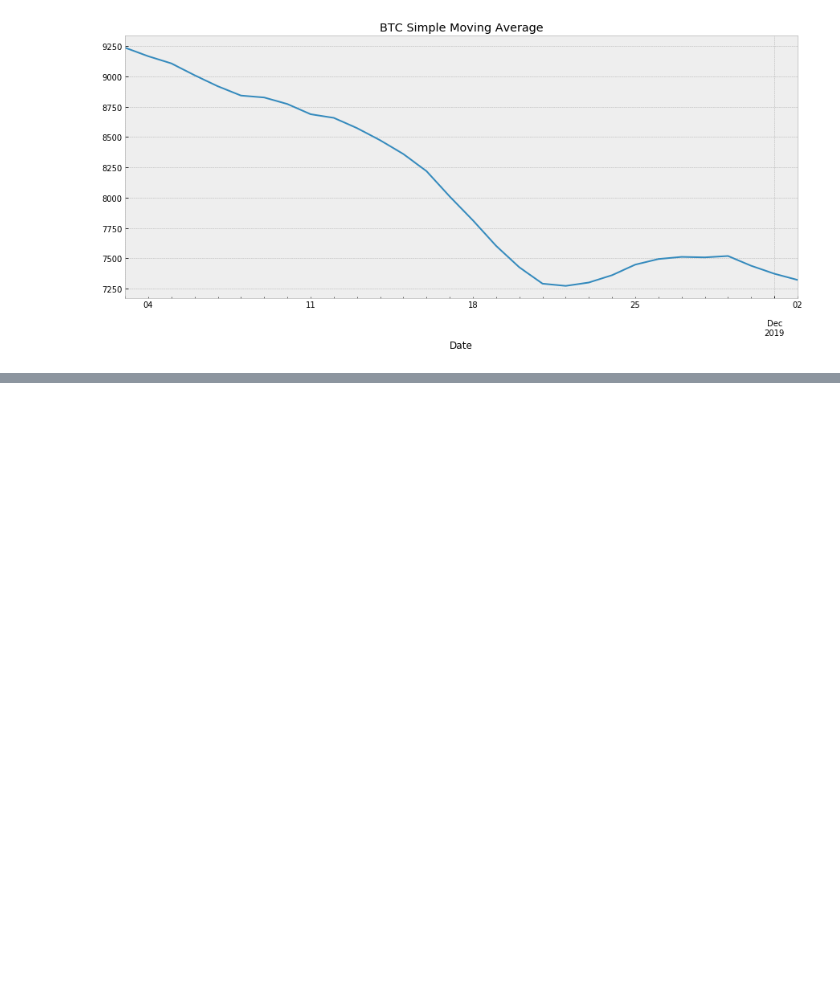
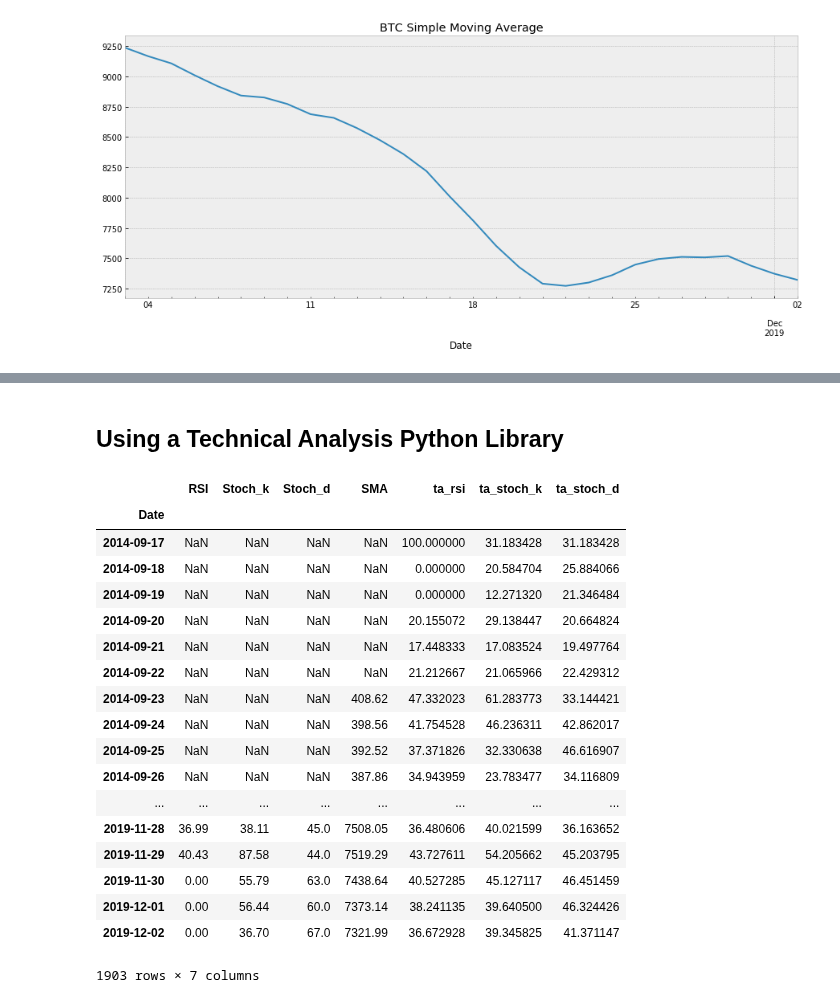
Before and after one commit to marcosan93/Price-Forecaster, a Jupyter notebook: BTC-Technical-Indicators.ipynb, the cells around one changed output, grey strips where cells are left out. Cells and saved outputs as stored; diff of their text form; code cells hidden in the pictures; blank space fills up the shorter version.

```diff
--- a/BTC-Technical-Indicators.ipynb
+++ b/BTC-Technical-Indicators.ipynb
@@ -165,0 +196,2 @@ df['SMA'][-30:].plot(figsize=(15,6), title='BTC Simple Moving Average');
+# %% [markdown]
+## Using a Technical Analysis Python Library
@@ -165,0 +201,29 @@ df['SMA'][-30:].plot(figsize=(15,6), title='BTC Simple Moving Average');
+# %%
+# TA's RSI
+df['ta_rsi'] = ta.momentum.rsi(df.Close)
+
+# TA's Stochastic Oscillator
+df['ta_stoch_k'] = ta.momentum.stoch(df.High, df.Low, df.Close)
+df['ta_stoch_d'] = ta.momentum.stoch_signal(df.High, df.Low, df.Close)
+# %%
+df.drop(df.columns[:6], axis=1)
+# %% [output]
+|  | RSI | Stoch_k | Stoch_d | SMA | ta_rsi | ta_stoch_k | ta_stoch_d |
+| Date |  |  |  |  |  |  |  |
+| 2014-09-17 | NaN | NaN | NaN | NaN | 100.000000 | 31.183428 | 31.183428 |
+| 2014-09-18 | NaN | NaN | NaN | NaN | 0.000000 | 20.584704 | 25.884066 |
+| 2014-09-19 | NaN | NaN | NaN | NaN | 0.000000 | 12.271320 | 21.346484 |
+| 2014-09-20 | NaN | NaN | NaN | NaN | 20.155072 | 29.138447 | 20.664824 |
+| 2014-09-21 | NaN | NaN | NaN | NaN | 17.448333 | 17.083524 | 19.497764 |
+| 2014-09-22 | NaN | NaN | NaN | NaN | 21.212667 | 21.065966 | 22.429312 |
+| 2014-09-23 | NaN | NaN | NaN | 408.62 | 47.332023 | 61.283773 | 33.144421 |
+| 2014-09-24 | NaN | NaN | NaN | 398.56 | 41.754528 | 46.236311 | 42.862017 |
+| 2014-09-25 | NaN | NaN | NaN | 392.52 | 37.371826 | 32.330638 | 46.616907 |
+| 2014-09-26 | NaN | NaN | NaN | 387.86 | 34.943959 | 23.783477 | 34.116809 |
+| ... | ... | ... | ... | ... | ... | ... | ... |
+| 2019-11-28 | 36.99 | 38.11 | 45.0 | 7508.05 | 36.480606 | 40.021599 | 36.163652 |
+| 2019-11-29 | 40.43 | 87.58 | 44.0 | 7519.29 | 43.727611 | 54.205662 | 45.203795 |
+| 2019-11-30 | 0.00 | 55.79 | 63.0 | 7438.64 | 40.527285 | 45.127117 | 46.451459 |
+| 2019-12-01 | 0.00 | 56.44 | 60.0 | 7373.14 | 38.241135 | 39.640500 | 46.324426 |
+| 2019-12-02 | 0.00 | 36.70 | 67.0 | 7321.99 | 36.672928 | 39.345825 | 41.371147 |
+1903 rows × 7 columns
```
Also changed, not shown: parts of 6 cells of this notebook, 1 other file.
